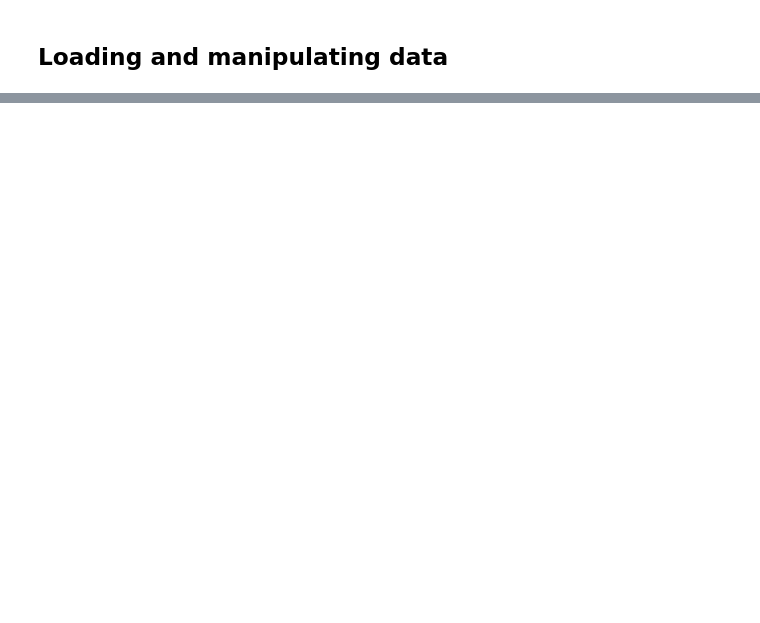
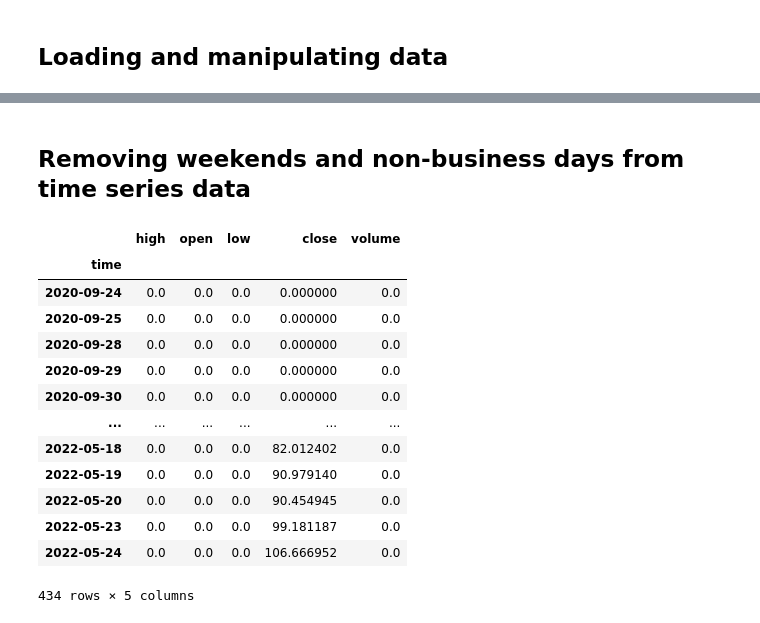
Before and after one commit to francoishcm/BackTesting, a Jupyter notebook: Zipline_Reloaded_BacktestEngine_5_26052022.ipynb, the cells around one changed output, grey strips where cells are left out. Saved outputs shown, nothing was run; the diff lists cells and outputs as text; code cells hidden in the pictures; blank space fills up the shorter version.

```diff
--- a/Zipline_Reloaded_BacktestEngine_5_26052022.ipynb
+++ b/Zipline_Reloaded_BacktestEngine_5_26052022.ipynb
@@ -1241,3 +1328,38 @@ df.info()
 df
 # %%
 df.to_csv('/content/drive/MyDrive/Colab Notebooks/My Project Folder/crypto/crypto_data/BTC.csv')
+# %% [markdown]
+## Removing weekends and non-business days from time series data
+# %%
+#Import statements
+%matplotlib inline
+import pandas as pd
+import datetime as dt
+import numpy as np
+
+#Load csv file from disc to dataframe
+
+df = pd.read_csv('/content/drive/MyDrive/Colab Notebooks/My Project Folder/crypto/crypto_data/AAVE.csv')
+
+df['time'] = pd.to_datetime(df['time'], errors='coerce')
+
+df = df[df.time.dt.weekday < 5]
+
+df.set_index("time", inplace = True)
+
+df
+# %% [output]
+|  | high | open | low | close | volume |
+| time |  |  |  |  |  |
+| 2020-09-24 | 0.0 | 0.0 | 0.0 | 0.000000 | 0.0 |
+| 2020-09-25 | 0.0 | 0.0 | 0.0 | 0.000000 | 0.0 |
+| 2020-09-28 | 0.0 | 0.0 | 0.0 | 0.000000 | 0.0 |
+| 2020-09-29 | 0.0 | 0.0 | 0.0 | 0.000000 | 0.0 |
+| 2020-09-30 | 0.0 | 0.0 | 0.0 | 0.000000 | 0.0 |
+| ... | ... | ... | ... | ... | ... |
+| 2022-05-18 | 0.0 | 0.0 | 0.0 | 82.012402 | 0.0 |
+| 2022-05-19 | 0.0 | 0.0 | 0.0 | 90.979140 | 0.0 |
+| 2022-05-20 | 0.0 | 0.0 | 0.0 | 90.454945 | 0.0 |
+| 2022-05-23 | 0.0 | 0.0 | 0.0 | 99.181187 | 0.0 |
+| 2022-05-24 | 0.0 | 0.0 | 0.0 | 106.666952 | 0.0 |
+434 rows × 5 columns
```
Also changed, not shown: parts of 17 cells of this notebook.
